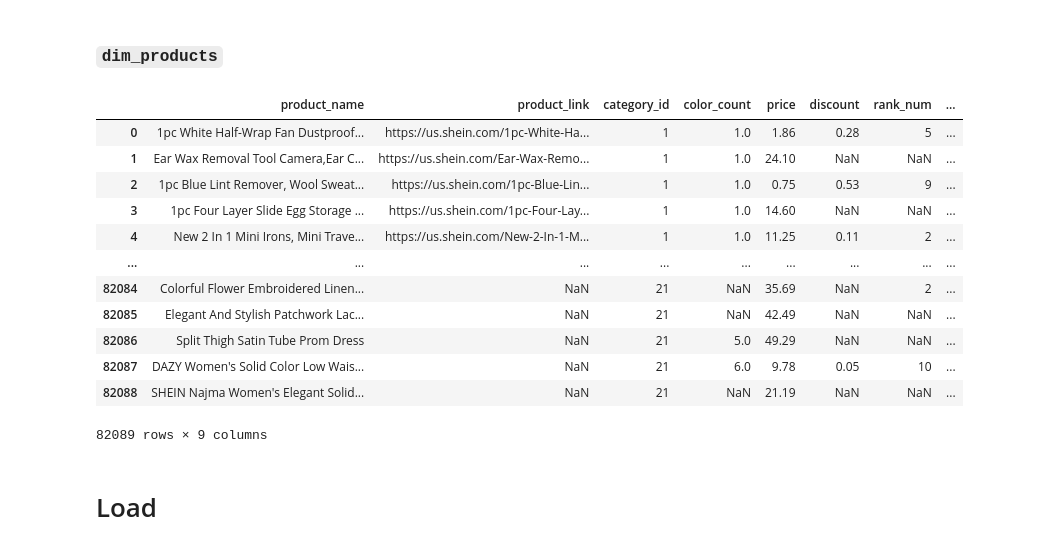
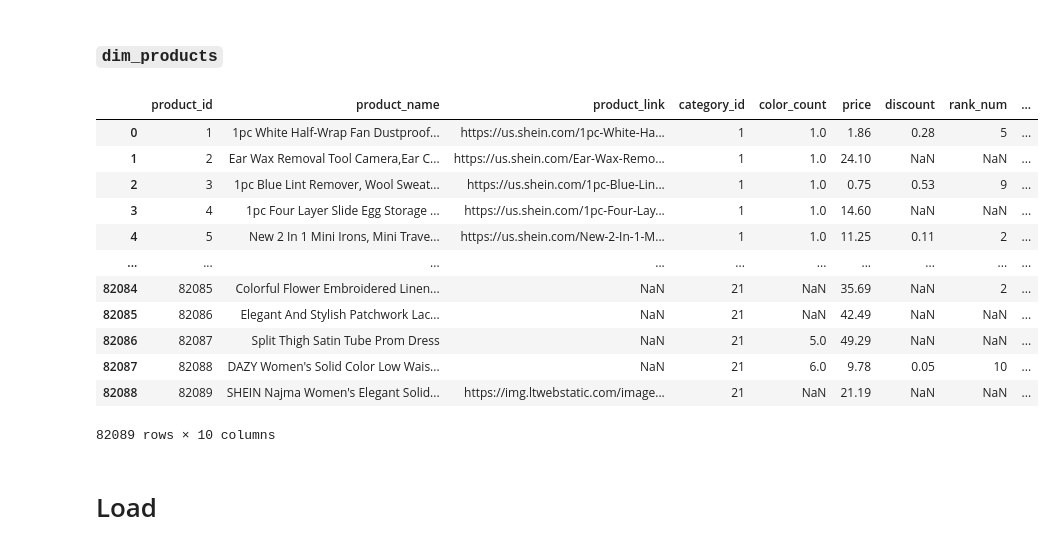
Before and after one commit to ddedida/data-cleaning, a Jupyter notebook: dirty_ecommerce/dirty_ecommerce.ipynb, the cells around one changed output. Drawn from its saved outputs; the diff is of its cells as text; code cells hidden in the pictures.

```diff
--- a/dirty_ecommerce/dirty_ecommerce.ipynb
+++ b/dirty_ecommerce/dirty_ecommerce.ipynb
@@ -64,7 +64,7 @@ def rename_columns(df: pd.DataFrame):
     df.rename(columns={
         'goods_title_link_jump_href': 'product_link',
         'rank_title': 'rank_num',
-        'rank_sub': 'rank_subcategory'
+        'rank_sub': 'rank_subcategory',
     }, inplace=True)
     return df
 # %%
@@ -79,6 +79,9 @@ def transform_dataset(df: pd.DataFrame, category: str):
 
     if 'rank_title' in df.columns:
         df = transform_rank_title(df)
+
+    if 'product_locatelabels_img_src' in df.columns:
+        df['product_link'] = df['product_locatelabels_img_src']
 
     if category == "appliances":
         df['color_count'] = 1
@@ -116,9 +119,6 @@ def transform_dataset(df: pd.DataFrame, category: str):
         df['goods_title_link_jump_href'] = np.nan
         df['color_count'] = 1
 
-    if category == "womens_clothing":
-        df['goods_title_link_jump_href'] = np.nan
-
     df = rename_columns(df)
     df['category'] = category.replace('_', ' ')
     df = df[[
@@ -329,34 +329,36 @@ dim_rank_subcategory.head()
 # %%
 dim_products = df_clean.merge(dim_category, on='category', how='left') \
     .merge(dim_rank_subcategory, on='rank_subcategory', how='left')
+dim_products['product_id'] = range(1, len(dim_products) + 1)
 
 dim_products = dim_products[[
+    'product_id',
     'product_name',
     'product_link',
     'category_id',
     'color_count',
     'price',
     'discount',
     'rank_num',
     'rank_subcategory_id',
     'sold_number'
 ]]
 
 dim_products
 # %% [output]
-|  | product_name | product_link | category_id | color_count | price | discount | rank_num | ... |
-| 0 | 1pc White Half-Wrap Fan Dustproof... | https://us.shein.com/1pc-White-Ha... | 1 | 1.0 | 1.86 | 0.28 | 5 | ... |
-| 1 | Ear Wax Removal Tool Camera,Ear C... | https://us.shein.com/Ear-Wax-Remo... | 1 | 1.0 | 24.10 | NaN | NaN | ... |
-| 2 | 1pc Blue Lint Remover, Wool Sweat... | https://us.shein.com/1pc-Blue-Lin... | 1 | 1.0 | 0.75 | 0.53 | 9 | ... |
-| 3 | 1pc Four Layer Slide Egg Storage ... | https://us.shein.com/1pc-Four-Lay... | 1 | 1.0 | 14.60 | NaN | NaN | ... |
-| 4 | New 2 In 1 Mini Irons, Mini Trave... | https://us.shein.com/New-2-In-1-M... | 1 | 1.0 | 11.25 | 0.11 | 2 | ... |
-| ... | ... | ... | ... | ... | ... | ... | ... | ... |
-| 82084 | Colorful Flower Embroidered Linen... | NaN | 21 | NaN | 35.69 | NaN | 2 | ... |
-| 82085 | Elegant And Stylish Patchwork Lac... | NaN | 21 | NaN | 42.49 | NaN | NaN | ... |
-| 82086 | Split Thigh Satin Tube Prom Dress | NaN | 21 | 5.0 | 49.29 | NaN | NaN | ... |
-| 82087 | DAZY Women's Solid Color Low Wais... | NaN | 21 | 6.0 | 9.78 | 0.05 | 10 | ... |
-| 82088 | SHEIN Najma Women's Elegant Solid... | NaN | 21 | NaN | 21.19 | NaN | NaN | ... |
+|  | product_id | product_name | product_link | category_id | color_count | price | discount | rank_num | ... |
+| 0 | 1 | 1pc White Half-Wrap Fan Dustproof... | https://us.shein.com/1pc-White-Ha... | 1 | 1.0 | 1.86 | 0.28 | 5 | ... |
+| 1 | 2 | Ear Wax Removal Tool Camera,Ear C... | https://us.shein.com/Ear-Wax-Remo... | 1 | 1.0 | 24.10 | NaN | NaN | ... |
+| 2 | 3 | 1pc Blue Lint Remover, Wool Sweat... | https://us.shein.com/1pc-Blue-Lin... | 1 | 1.0 | 0.75 | 0.53 | 9 | ... |
+| 3 | 4 | 1pc Four Layer Slide Egg Storage ... | https://us.shein.com/1pc-Four-Lay... | 1 | 1.0 | 14.60 | NaN | NaN | ... |
+| 4 | 5 | New 2 In 1 Mini Irons, Mini Trave... | https://us.shein.com/New-2-In-1-M... | 1 | 1.0 | 11.25 | 0.11 | 2 | ... |
+| ... | ... | ... | ... | ... | ... | ... | ... | ... | ... |
+| 82084 | 82085 | Colorful Flower Embroidered Linen... | NaN | 21 | NaN | 35.69 | NaN | 2 | ... |
+| 82085 | 82086 | Elegant And Stylish Patchwork Lac... | NaN | 21 | NaN | 42.49 | NaN | NaN | ... |
+| 82086 | 82087 | Split Thigh Satin Tube Prom Dress | NaN | 21 | 5.0 | 49.29 | NaN | NaN | ... |
+| 82087 | 82088 | DAZY Women's Solid Color Low Wais... | NaN | 21 | 6.0 | 9.78 | 0.05 | 10 | ... |
+| 82088 | 82089 | SHEIN Najma Women's Elegant Solid... | https://img.ltwebstatic.com/image... | 21 | NaN | 21.19 | NaN | NaN | ... |
-82089 rows × 9 columns
+82089 rows × 10 columns
 # %% [markdown]
 # Load
 # %% [markdown]
```
Also changed, not shown: parts of 2 cells of this notebook, 11 other files.
